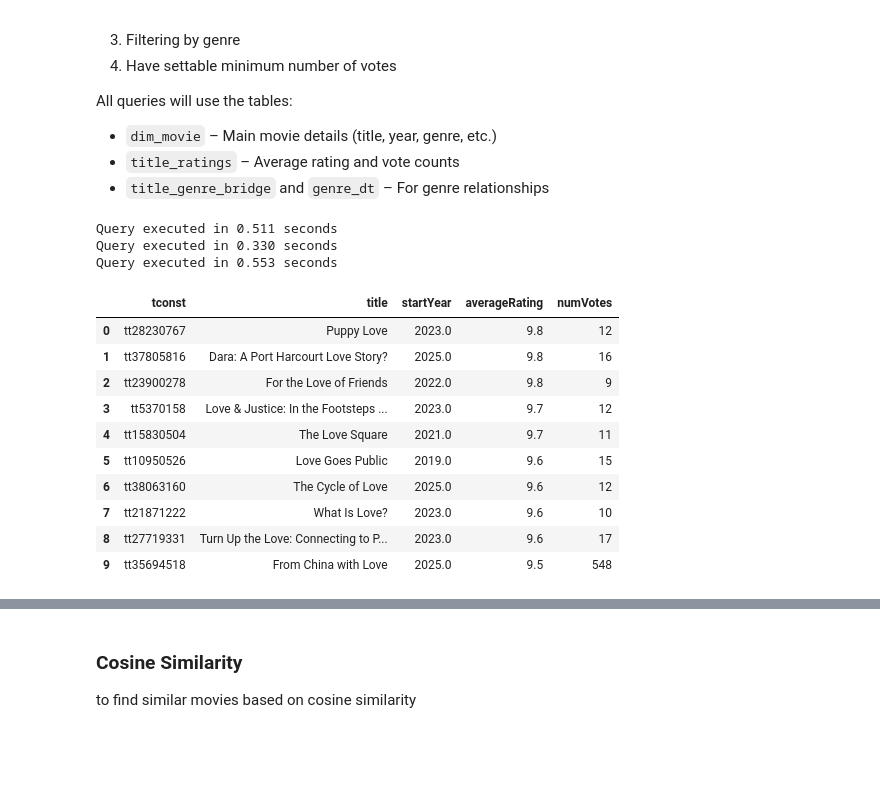
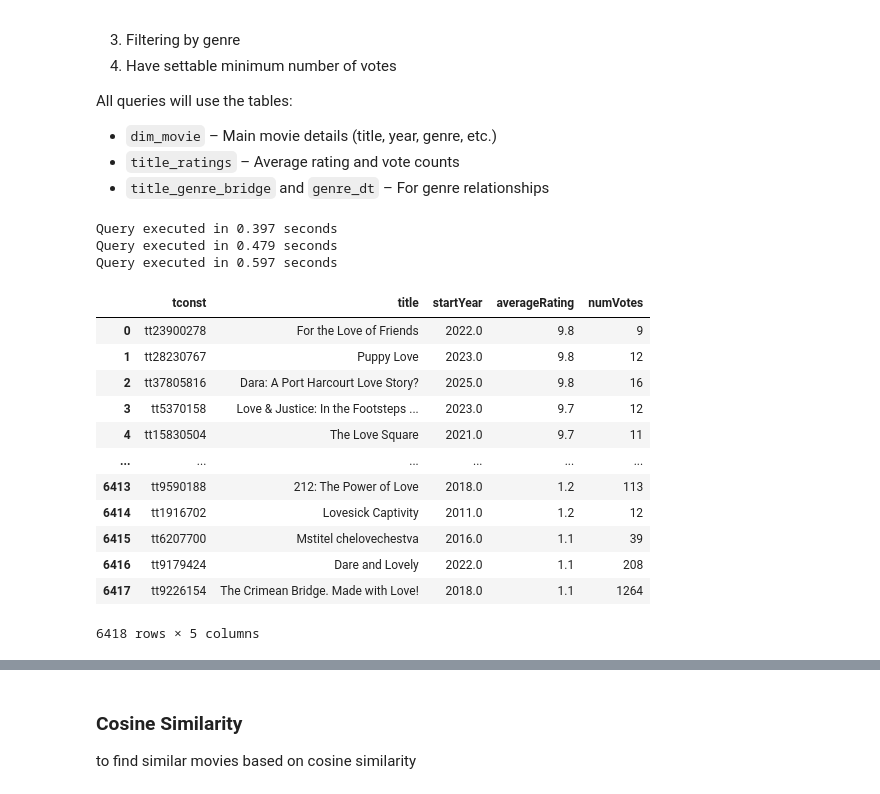
Before and after one commit to JeyyM/stadvdb-imdb, a Jupyter notebook: stadvdb-mco1-movie.ipynb, the cells around one changed output, grey strips where cells are left out. Drawn from its saved outputs; the diff is of its cells as text; code cells hidden in the pictures; blank space fills up the shorter version.

```diff
--- a/stadvdb-mco1-movie.ipynb
+++ b/stadvdb-mco1-movie.ipynb
@@ -55,10 +55,10 @@ table_names = [
     "title_genre_bridge", "title_principals", "title_ratings", "type_dt"
 ]
 
-counts = []
-with engine.connect() as conn:
-    for table in table_names:
-        result = pd.read_sql(f"SELECT COUNT(*) AS row_count FROM {table};", conn)
-        counts.append({"table_name": table, "row_count": int(result['row_count'][0])})
+# counts = []
+# with engine.connect() as conn:
+#     for table in table_names:
+#         result = pd.read_sql(f"SELECT COUNT(*) AS row_count FROM {table};", conn)
+#         counts.append({"table_name": table, "row_count": int(result['row_count'][0])})
 
-pd.DataFrame(counts).sort_values(by="row_count", ascending=False)
+# pd.DataFrame(counts).sort_values(by="row_count", ascending=False)
@@ -94,47 +76,49 @@ All queries will use the tables:
 - `title_genre_bridge` and `genre_dt` – For genre relationships
 # %%
 # Search Movies by Keyword
-def search_movies_by_keyword(keyword, limit=10):
+# Keyword Search Query
+def search_movies_by_keyword(keyword):
     query = text(f"""
         SELECT
             m.tconst,
             m.primaryTitle AS title,
             m.startYear,
             r.averageRating,
             r.numVotes
         FROM dim_movie AS m
         JOIN title_ratings AS r ON m.tconst = r.tconst
         WHERE m.primaryTitle LIKE :keyword
-        ORDER BY r.averageRating DESC
-        LIMIT :limit;
+        ORDER BY r.averageRating DESC;
     """)
 
     with engine.connect() as conn:
         start = time.time()
-        df = pd.read_sql(query, conn, params={"keyword": f"%{keyword}%", "limit": limit})
+        df = pd.read_sql(query, conn, params={"keyword": f"%{keyword}%"})
         end = time.time()
 
     print(f"Query executed in {end - start:.3f} seconds")
     return df
 
 # Example usage
-search_movies_by_keyword("Matrix", limit=10)
-search_movies_by_keyword("Boys", limit=10)
-search_movies_by_keyword("Love", limit=10)
+search_movies_by_keyword("Matrix")
+search_movies_by_keyword("Boys")
+search_movies_by_keyword("Love")
 # %% [output]
-Query executed in 0.511 seconds
-Query executed in 0.330 seconds
-Query executed in 0.553 seconds
+Query executed in 0.397 seconds
+Query executed in 0.479 seconds
+Query executed in 0.597 seconds
 |  | tconst | title | startYear | averageRating | numVotes |
-| 0 | tt28230767 | Puppy Love | 2023.0 | 9.8 | 12 |
-| 1 | tt37805816 | Dara: A Port Harcourt Love Story? | 2025.0 | 9.8 | 16 |
-| 2 | tt23900278 | For the Love of Friends | 2022.0 | 9.8 | 9 |
+| 0 | tt23900278 | For the Love of Friends | 2022.0 | 9.8 | 9 |
+| 1 | tt28230767 | Puppy Love | 2023.0 | 9.8 | 12 |
+| 2 | tt37805816 | Dara: A Port Harcourt Love Story? | 2025.0 | 9.8 | 16 |
 | 3 | tt5370158 | Love & Justice: In the Footsteps ... | 2023.0 | 9.7 | 12 |
 | 4 | tt15830504 | The Love Square | 2021.0 | 9.7 | 11 |
-| 5 | tt10950526 | Love Goes Public | 2019.0 | 9.6 | 15 |
-| 6 | tt38063160 | The Cycle of Love | 2025.0 | 9.6 | 12 |
-| 7 | tt21871222 | What Is Love? | 2023.0 | 9.6 | 10 |
-| 8 | tt27719331 | Turn Up the Love: Connecting to P... | 2023.0 | 9.6 | 17 |
-| 9 | tt35694518 | From China with Love | 2025.0 | 9.5 | 548 |
+| ... | ... | ... | ... | ... | ... |
+| 6413 | tt9590188 | 212: The Power of Love | 2018.0 | 1.2 | 113 |
+| 6414 | tt1916702 | Lovesick Captivity | 2011.0 | 1.2 | 12 |
+| 6415 | tt6207700 | Mstitel chelovechestva | 2016.0 | 1.1 | 39 |
+| 6416 | tt9179424 | Dare and Lovely | 2022.0 | 1.1 | 208 |
+| 6417 | tt9226154 | The Crimean Bridge. Made with Love! | 2018.0 | 1.1 | 1264 |
+6418 rows × 5 columns
 # %%
 # Filter Movies by Rating Range with Weighting
```
Also changed, not shown: parts of 29 cells of this notebook.
